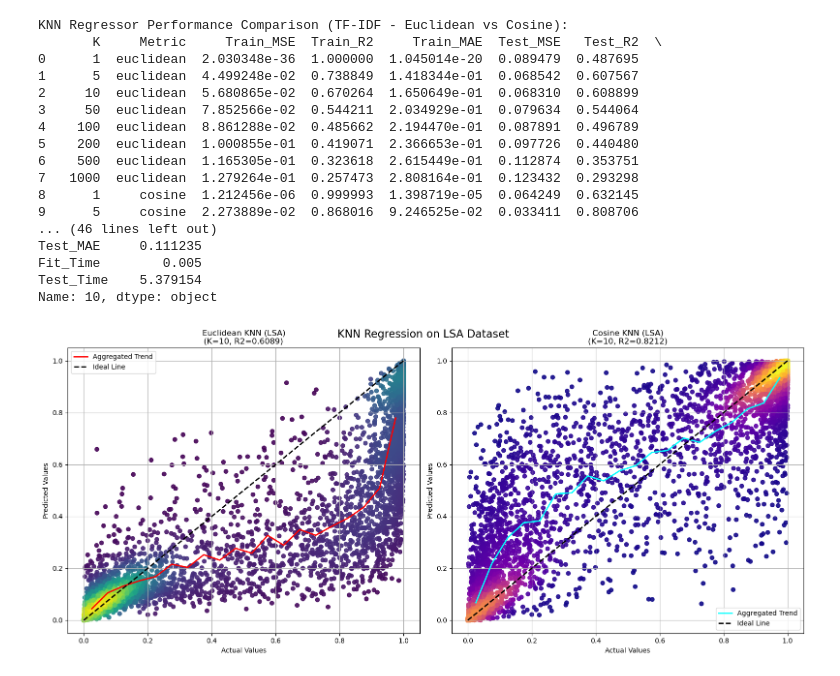
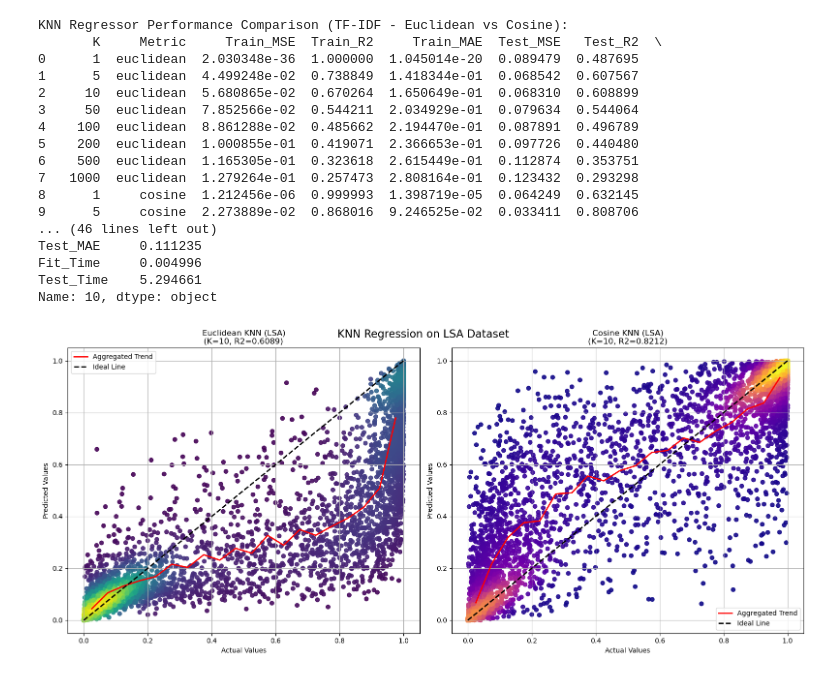
Before and after one commit to yuk068/mental-health-corpus, a Jupyter notebook: Z_regression.ipynb, the cells around one changed output. Cells and saved outputs as stored; diff of their text form; code cells hidden in the pictures.

```diff
--- a/Z_regression.ipynb
+++ b/Z_regression.ipynb
@@ -298,37 +298,37 @@ xy_cosine = np.vstack([y_test, cosine_pred])
 z_cosine = gaussian_kde(xy_cosine)(xy_cosine)
 
 # Scatter plot with density color mapping
 plt.scatter(y_test, cosine_pred, c=z_cosine, cmap='plasma', alpha=0.9)
-plt.plot(cosine_bin_centers, cosine_mean_preds, color='aqua', label='Aggregated Trend', linewidth=2)
+plt.plot(cosine_bin_centers, cosine_mean_preds, color='red', label='Aggregated Trend', linewidth=2)
 plt.plot([y_test.min(), y_test.max()], [y_test.min(), y_test.max()], 'k--', lw=2, label='Ideal Line')
 plt.title(f'Cosine KNN (LSA)\n(K={best_cosine["K"]}, R2={best_cosine["Test_R2"]:.4f})')
 plt.xlabel('Actual Values')
 plt.ylabel('Predicted Values')
 plt.grid(True)
 plt.legend()
 
 plt.tight_layout()
 plt.suptitle("KNN Regression on LSA Dataset", fontsize=16)
 plt.show()
 # %% [output]
 KNN Regressor Performance Comparison (TF-IDF - Euclidean vs Cosine):
        K     Metric     Train_MSE  Train_R2     Train_MAE  Test_MSE   Test_R2  \
 0      1  euclidean  2.030348e-36  1.000000  1.045014e-20  0.089479  0.487695
 1      5  euclidean  4.499248e-02  0.738849  1.418344e-01  0.068542  0.607567
 2     10  euclidean  5.680865e-02  0.670264  1.650649e-01  0.068310  0.608899
 3     50  euclidean  7.852566e-02  0.544211  2.034929e-01  0.079634  0.544064
 4    100  euclidean  8.861288e-02  0.485662  2.194470e-01  0.087891  0.496789
 5    200  euclidean  1.000855e-01  0.419071  2.366653e-01  0.097726  0.440480
 6    500  euclidean  1.165305e-01  0.323618  2.615449e-01  0.112874  0.353751
 7   1000  euclidean  1.279264e-01  0.257473  2.808164e-01  0.123432  0.293298
 8      1     cosine  1.212456e-06  0.999993  1.398719e-05  0.064249  0.632145
 9      5     cosine  2.273889e-02  0.868016  9.246525e-02  0.033411  0.808706
 ... (46 lines left out)
 Test_MAE     0.111235
-Fit_Time        0.005
-Test_Time    5.379154
+Fit_Time     0.004996
+Test_Time    5.294661
 Name: 10, dtype: object
-[figure, old version]
+[figure, new version]
 # %%
 from sklearn.ensemble import RandomForestRegressor
 
```
Also changed, not shown: parts of 6 cells of this notebook, 1 other file.
